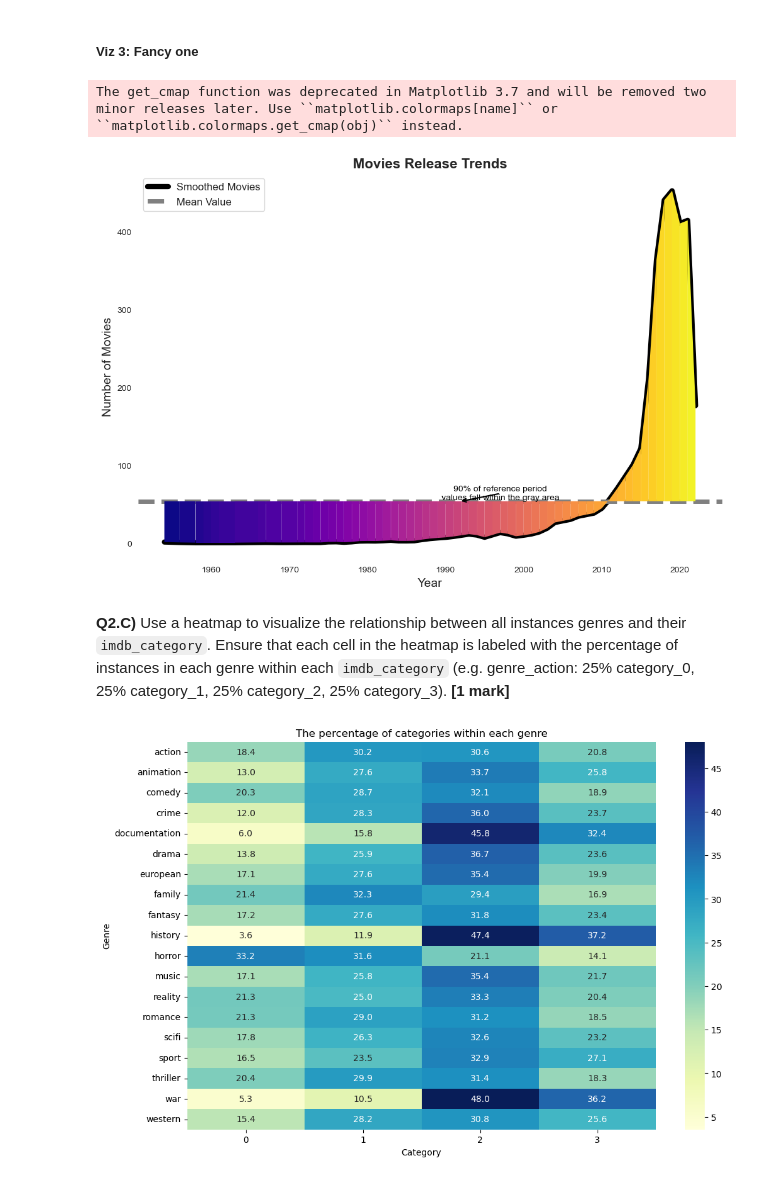
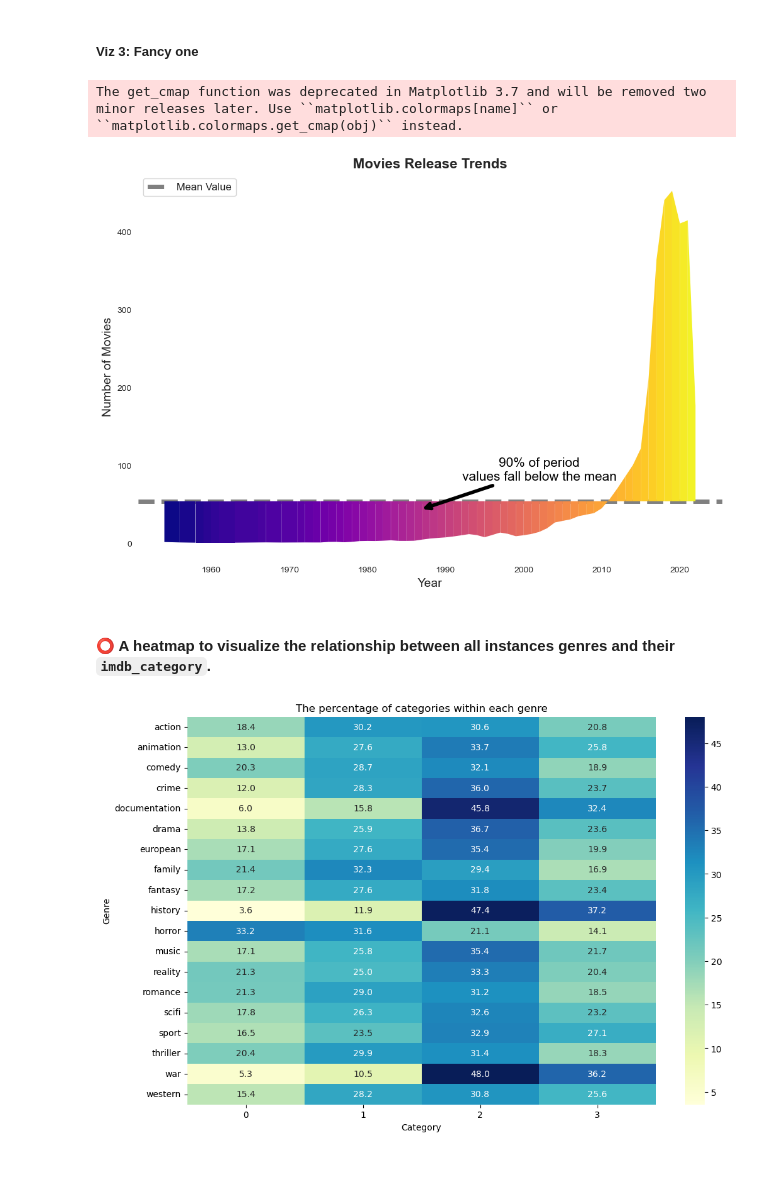
Before and after one commit to HowieSihanDong/Netflix, a Jupyter notebook: github_project.ipynb, the cells around one changed output. Cells and saved outputs as stored; diff of their text form; code cells hidden in the pictures.

```diff
--- a/github_project.ipynb
+++ b/github_project.ipynb
@@ -372,15 +372,6 @@ for i in range(len(movie_data) - 1):
         zorder=8                                           # Layer order
     )
 
-# Plot the smoothed movies curve
-ax.plot(
-    movie_data["Year"],                    # X-coordinates
-    movie_data["Smoothed Movies"],         # Y-coordinates
-    color="black",                         # Curve color
-    linewidth=6,                           # Curve width
-    label="Smoothed Movies"                # Label for legend
-)
-
 # Plot a horizontal line for the mean value
 ax.axhline(
     y=movie_data["Number of Movies"].mean(),  # Y-coordinate for line
@@ -395,41 +386,43 @@ ax.legend(loc="upper left", fontsize=12)   # Legend in the upper left corner
 ax.set_title("Movies Release Trends", fontsize=16, fontweight="bold")  # Title
 ax.set_xlabel("Year", fontsize=14)        # X-axis label
 ax.set_ylabel("Number of Movies", fontsize=14)  # Y-axis label
 
 # Remove grid lines for a clean look
 ax.grid(False)
 
 # Hide plot spines for a minimalist appearance
 for spine in ax.spines.values():
     spine.set_visible(False)
 
 # Add an annotation with an arrow pointing to the mean line
 ax.annotate(
-    "90% of reference period\nvalues fall within the gray area",  # Text for annotation
-    xy=(movie_data["Year"].iloc[len(movie_data)//2], movie_data["Number of Movies"].mean()),
+    "90% of period\nvalues fall below the mean",  # Text for annotation
+    xy=(movie_data["Year"].iloc[len(movie_data)//2]-5,
+        movie_data["Number of Movies"].mean()-10),
                     # Coordinates of the arrow tip (adjust later if needed)
-    xytext=(movie_data["Year"].iloc[len(movie_data)//2] + 5, movie_data["Number of Movies"].mean() + 10)
+    xytext=(movie_data["Year"].iloc[len(movie_data)//2] + 10,
+            movie_data["Number of Movies"].mean() + 40)
 ,             # Position of the annotation text
     arrowprops={
         "arrowstyle": "->",       # Arrow style
         "color": "black",         # Arrow color
         "shrinkB": 0,             # Distance between arrow tip and target
-        "lw": 1.5                 # Arrow line width
+        "lw": 4                 # Arrow line width
     },
     horizontalalignment="center", # Horizontal text alignment
     verticalalignment="center",   # Vertical text alignment
     color="black",                # Annotation text color
-    fontsize=10,                  # Font size of annotation
+    fontsize=15,                  # Font size of annotation
     zorder=20                     # Annotation's layer order
 )
 
 # Show the plot
 plt.draw()
 # %% [output]
 The get_cmap function was deprecated in Matplotlib 3.7 and will be removed two minor releases later. Use ``matplotlib.colormaps[name]`` or ``matplotlib.colormaps.get_cmap(obj)`` instead.
-[figure, old version]
+[figure, new version]
 # %% [markdown]
-**Q2.C)** Use a heatmap to visualize the relationship between all instances genres and their `imdb_category`. Ensure that each cell in the heatmap is labeled with the percentage of instances in each genre within each `imdb_category` (e.g. genre_action: 25% category_0, 25% category_1, 25% category_2, 25% category_3).  **[1 mark]**
+#### ⭕️ A heatmap to visualize the relationship between all instances genres and their `imdb_category`.
 # %%
 genres_columns = [col for col in df.columns if col.startswith('genre_')]
 genres_columns.append('imdb_category')
```
Also changed, not shown: parts of 2 cells of this notebook.
